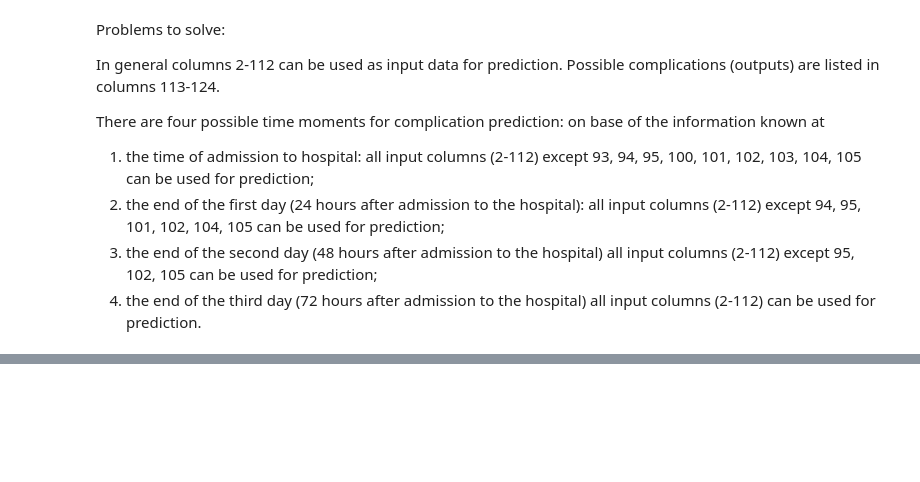
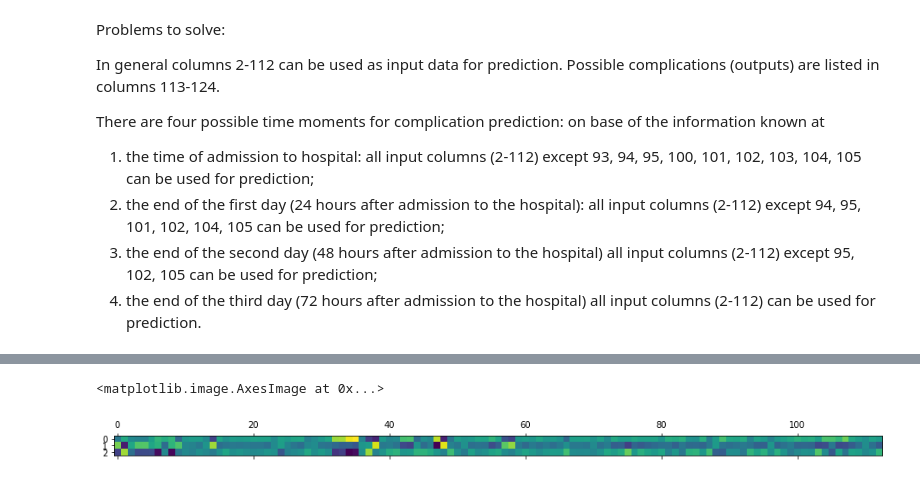
Before and after one commit to ayoebuus/CDI_case_2, a Jupyter notebook: MainNotebook.ipynb, the cells around one changed output, grey strips where cells are left out. Cells and saved outputs as stored; diff of their text form; code cells hidden in the pictures; blank space fills up the shorter version.

```diff
--- a/MainNotebook.ipynb
+++ b/MainNotebook.ipynb
@@ -84,0 +173,15 @@ There are four possible time moments for complication prediction: on base of the
+# %%
+x = imputed.iloc[:,:113]
+# %%
+positiv_x= x+5
+# %%
+from sklearn.decomposition import NMF
+
+model = NMF(n_components=3, init="random", random_state=0,max_iter=5000)
+W = model.fit_transform(positiv_x)
+H = model.components_
+# %%
+plt.matshow(H)
+# %% [output]
+<matplotlib.image.AxesImage at 0x...>
+[figure, added]
```
Also changed, not shown: parts of 28 cells of this notebook, 3 other files.
